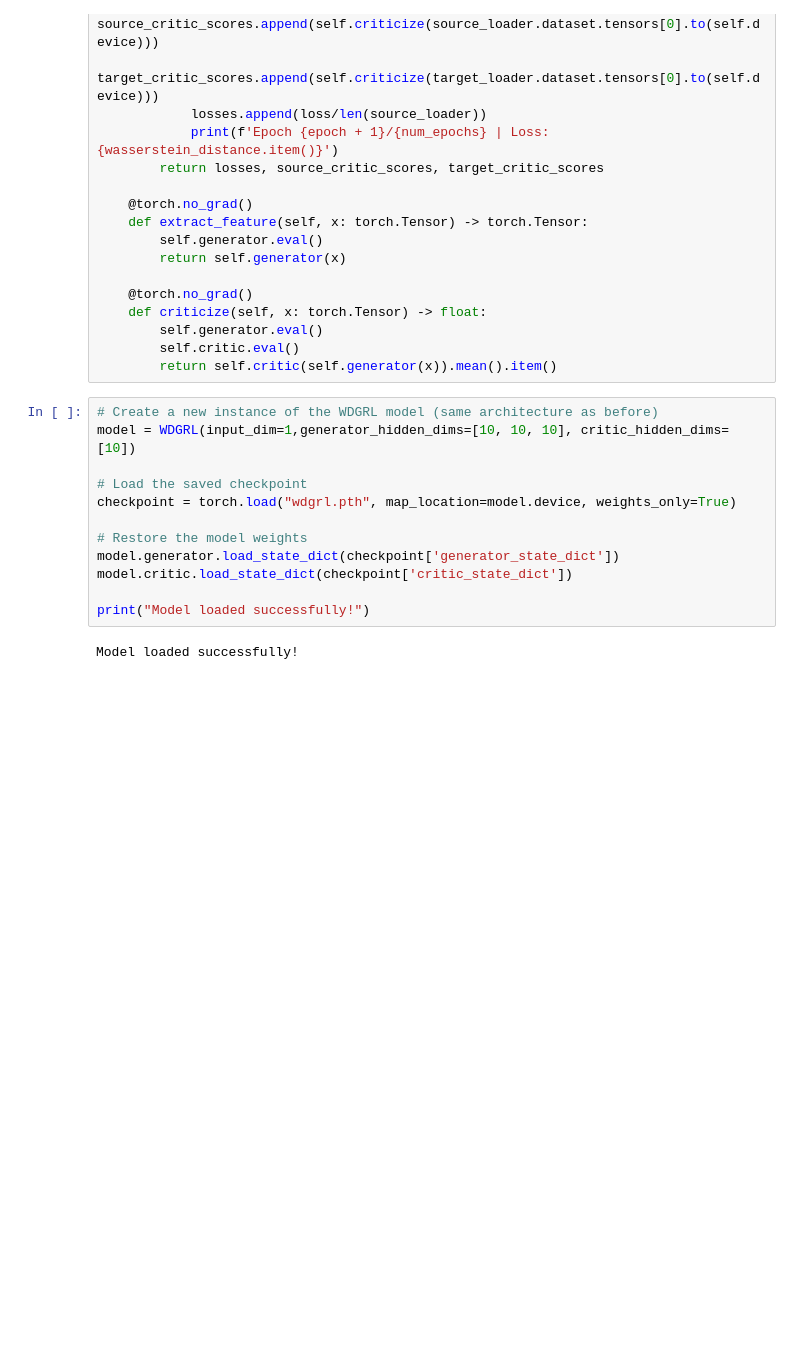
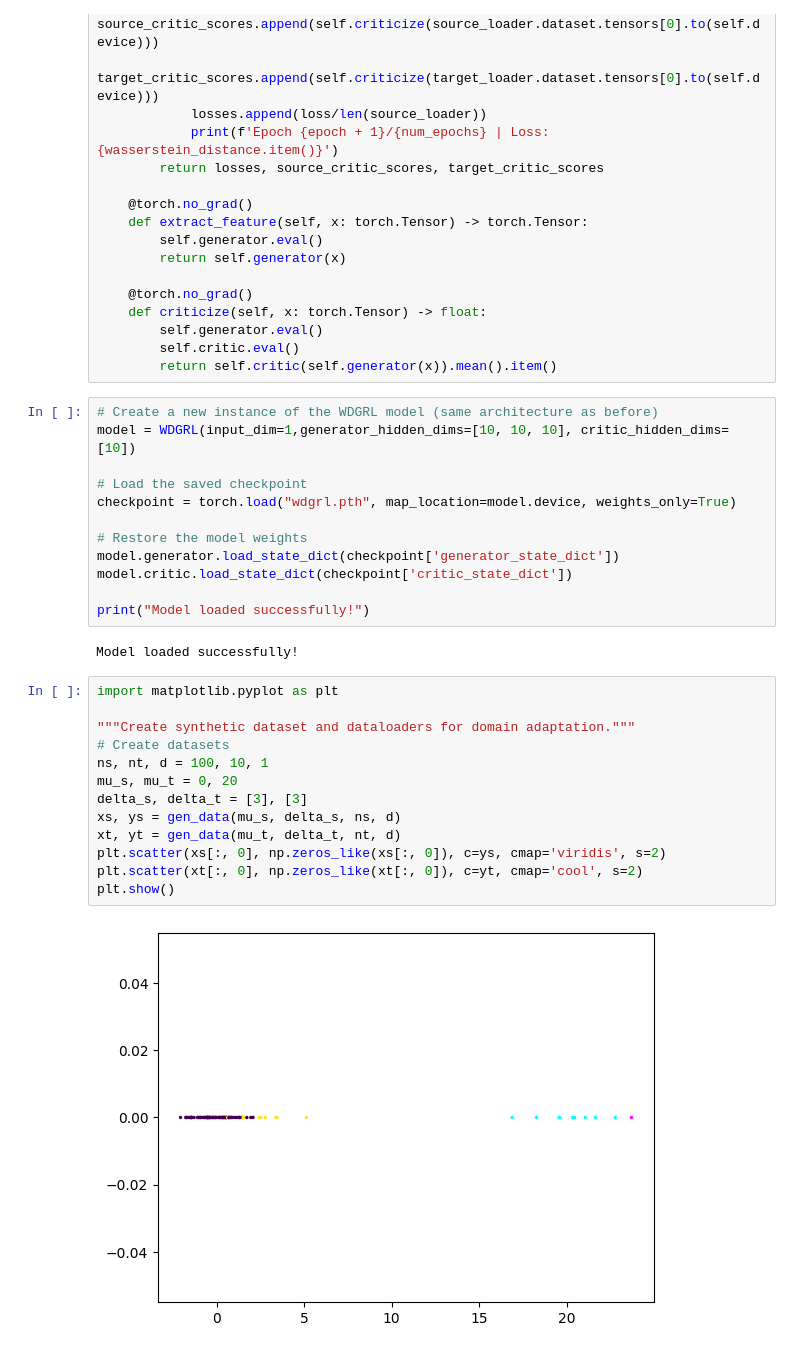
Before and after one commit to NT-Loi/SI_WDGRL, a Jupyter notebook: oc_wdgrl_si.ipynb, the cells around one changed output. Drawn from its saved outputs; the diff is of its cells as text; blank space fills up the shorter version.

```diff
--- a/oc_wdgrl_si.ipynb
+++ b/oc_wdgrl_si.ipynb
@@ -226,3 +226,18 @@ model.critic.load_state_dict(checkpoint['critic_state_dict'])
 print("Model loaded successfully!")
 # %% [output]
 Model loaded successfully!
+# %%
+import matplotlib.pyplot as plt
+
+"""Create synthetic dataset and dataloaders for domain adaptation."""
+# Create datasets
+ns, nt, d = 100, 10, 1
+mu_s, mu_t = 0, 20
+delta_s, delta_t = [3], [3]
+xs, ys = gen_data(mu_s, delta_s, ns, d)
+xt, yt = gen_data(mu_t, delta_t, nt, d)
+plt.scatter(xs[:, 0], np.zeros_like(xs[:, 0]), c=ys, cmap='viridis', s=2)
+plt.scatter(xt[:, 0], np.zeros_like(xt[:, 0]), c=yt, cmap='cool', s=2)
+plt.show()
+# %% [output]
+[figure, added]
```
Also changed, not shown: parts of 8 cells of this notebook, 10 other files.
